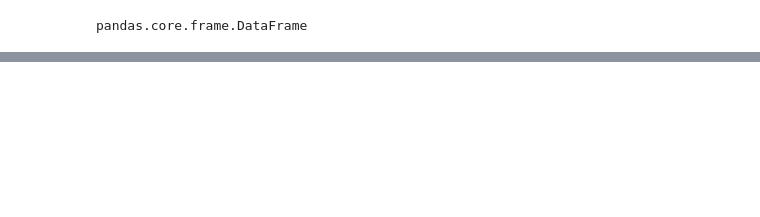
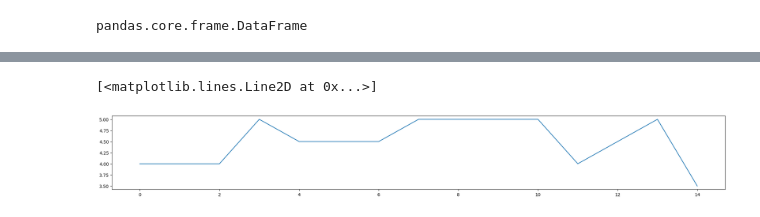
Before and after one commit to AgnesDemon/Python, a Jupyter notebook: packt_python/app_4/Untitled.ipynb, the cells around one changed output, grey strips where cells are left out. Saved outputs shown, nothing was run; the diff lists cells and outputs as text; code cells hidden in the pictures; blank space fills up the shorter version.

```diff
--- a/packt_python/app_4/Untitled.ipynb
+++ b/packt_python/app_4/Untitled.ipynb
@@ -79,0 +114,7 @@ grouped_avg
+# %%
+plt.figure(figsize=(25, 3))
+plt.plot(data3.index, data3["Rating"])
+#Creates a longer width graph with a shorter height
+# %% [output]
+[<matplotlib.lines.Line2D at 0x...>]
+[figure, added]
```
Also changed, not shown: parts of 8 cells of this notebook.
